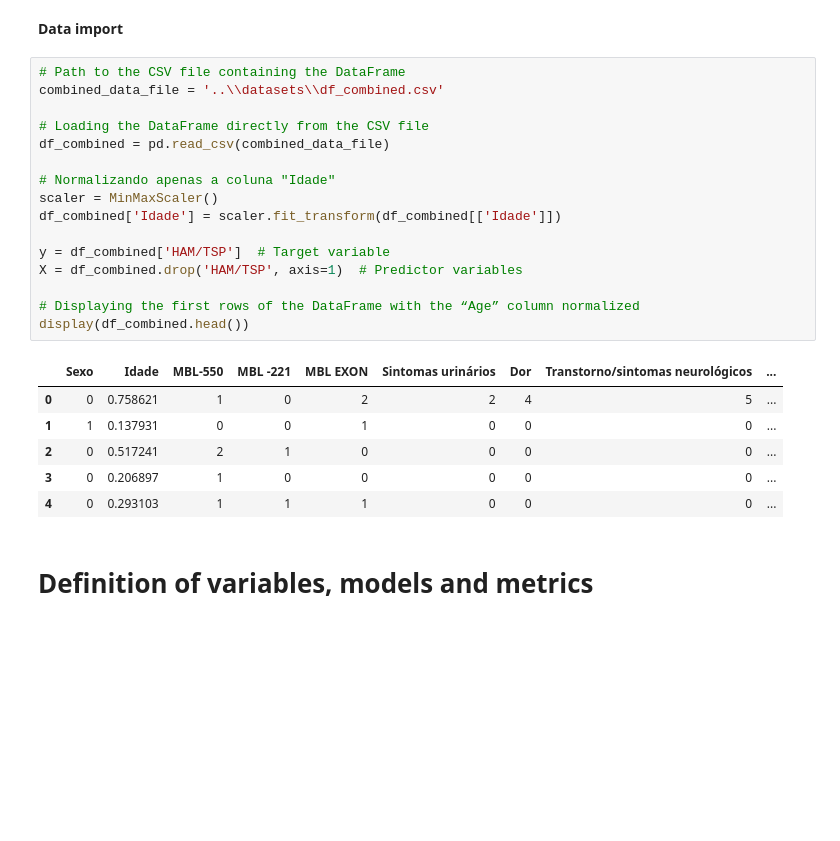
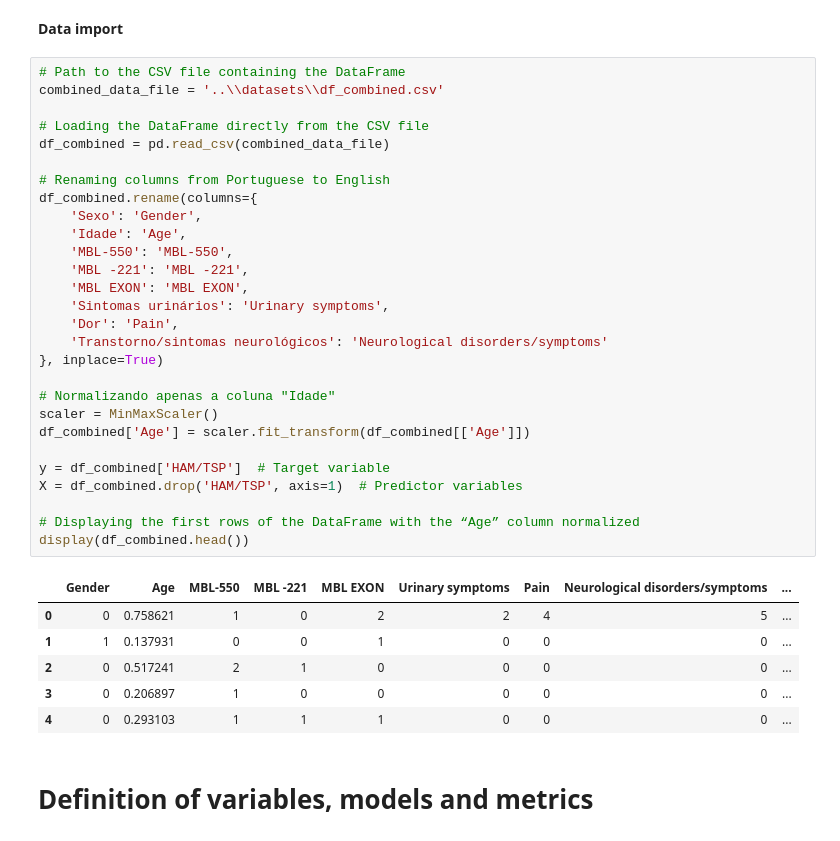
Before and after one commit to MatheusABomfim/MBL2_ML_HTLV, a Jupyter notebook: scripts/3_MEST_HTLV+MBL2+CLINICAL_Evaluation_metrics.ipynb, the cells around one changed output. Saved outputs shown, nothing was run; the diff lists cells and outputs as text; blank space fills up the shorter version.

```diff
--- a/scripts/3_MEST_HTLV+MBL2+CLINICAL_Evaluation_metrics.ipynb
+++ b/scripts/3_MEST_HTLV+MBL2+CLINICAL_Evaluation_metrics.ipynb
@@ -42,21 +42,33 @@ from imblearn.metrics import geometric_mean_score
 # %%
 # Path to the CSV file containing the DataFrame
 combined_data_file = '..\\datasets\\df_combined.csv'
 
 # Loading the DataFrame directly from the CSV file
 df_combined = pd.read_csv(combined_data_file)
 
+# Renaming columns from Portuguese to English
+df_combined.rename(columns={
+    'Sexo': 'Gender',
+    'Idade': 'Age',
+    'MBL-550': 'MBL-550',
+    'MBL -221': 'MBL -221',
+    'MBL EXON': 'MBL EXON',
+    'Sintomas urinários': 'Urinary symptoms',
+    'Dor': 'Pain',
+    'Transtorno/sintomas neurológicos': 'Neurological disorders/symptoms'
+}, inplace=True)
+
 # Normalizando apenas a coluna "Idade"
 scaler = MinMaxScaler()
-df_combined['Idade'] = scaler.fit_transform(df_combined[['Idade']])
+df_combined['Age'] = scaler.fit_transform(df_combined[['Age']])
 
 y = df_combined['HAM/TSP']  # Target variable
 X = df_combined.drop('HAM/TSP', axis=1)  # Predictor variables
 
 # Displaying the first rows of the DataFrame with the “Age” column normalized
 display(df_combined.head())
 # %% [output]
-|  | Sexo | Idade | MBL-550 | MBL -221 | MBL EXON | Sintomas urinários | Dor | Transtorno/sintomas neurológicos | ... |
+|  | Gender | Age | MBL-550 | MBL -221 | MBL EXON | Urinary symptoms | Pain | Neurological disorders/symptoms | ... |
 | 0 | 0 | 0.758621 | 1 | 0 | 2 | 2 | 4 | 5 | ... |
 | 1 | 1 | 0.137931 | 0 | 0 | 1 | 0 | 0 | 0 | ... |
 | 2 | 0 | 0.517241 | 2 | 1 | 0 | 0 | 0 | 0 | ... |
```
Also changed, not shown: parts of 5 cells of this notebook, 2 other files.
